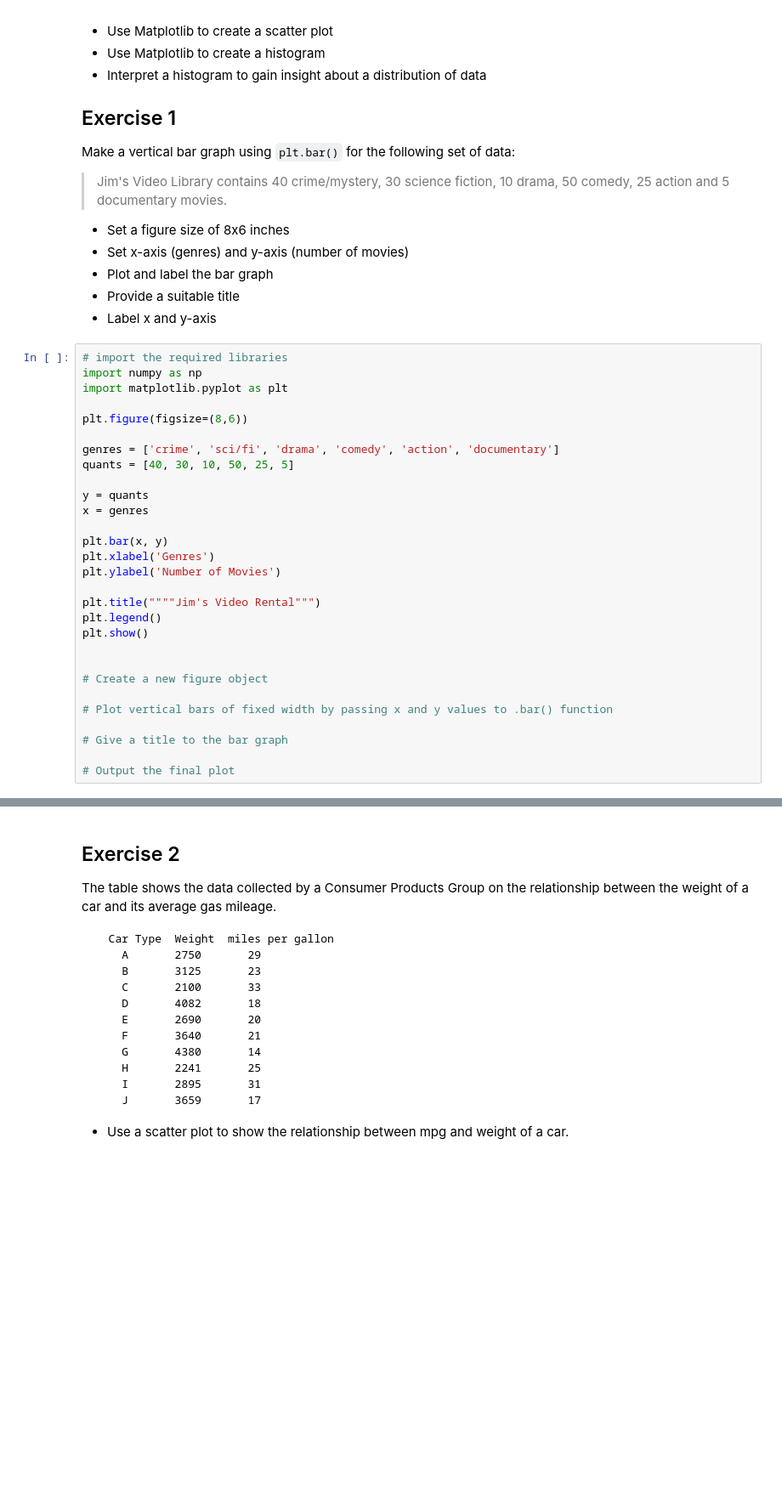
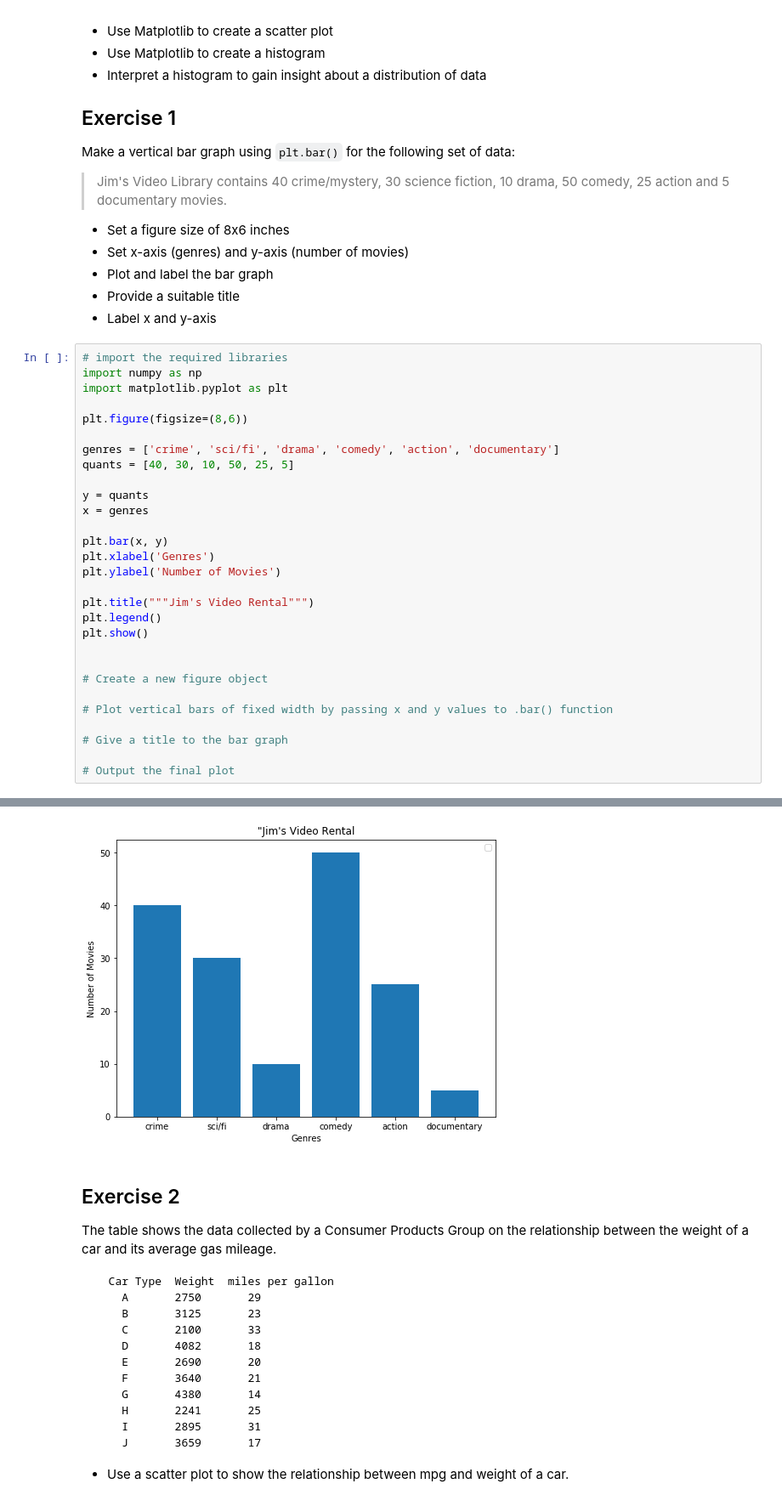
Before and after one commit to Frankafka/dsc-data-viz-lab-nyc-ds-021720, a Jupyter notebook: index.ipynb, the cells around one changed output, grey strips where cells are left out. Shown at 85% size. Drawn from its saved outputs; the diff is of its cells as text; blank space fills up the shorter version.

```diff
--- a/index.ipynb
+++ b/index.ipynb
@@ -38,7 +38,7 @@ plt.bar(x, y)
 plt.xlabel('Genres')
 plt.ylabel('Number of Movies')
 
-plt.title(""""Jim's Video Rental""")
+plt.title("""Jim's Video Rental""")
 plt.legend()
 plt.show()
 
@@ -55,3 +55,4 @@ SyntaxError: EOL while scanning string literal (<ipython-input-5-717e1a576caf>,
+[figure, added]
 # %% [markdown]
 ## Exercise 2
 
```
Also changed, not shown: parts of 1 cell of this notebook.
